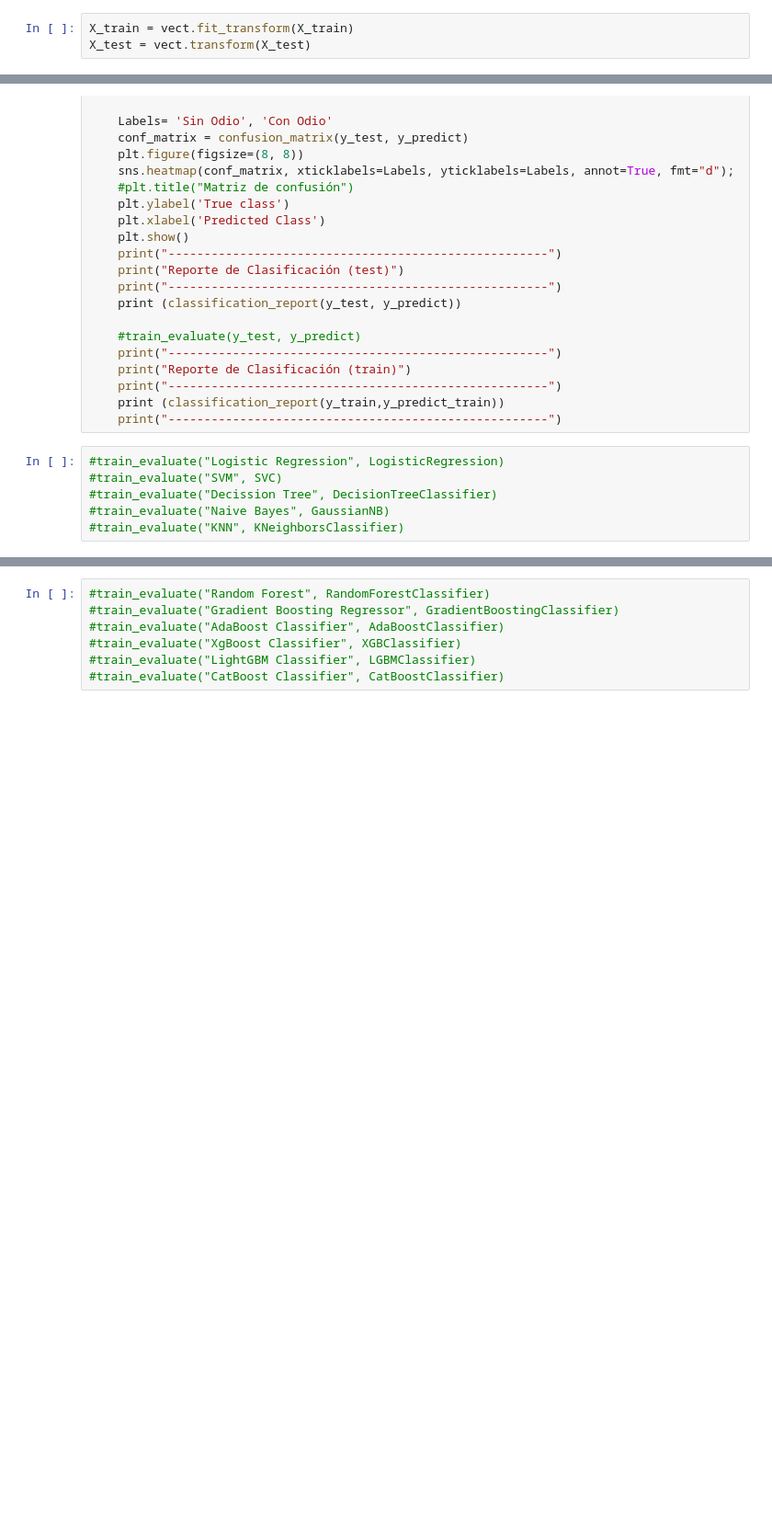
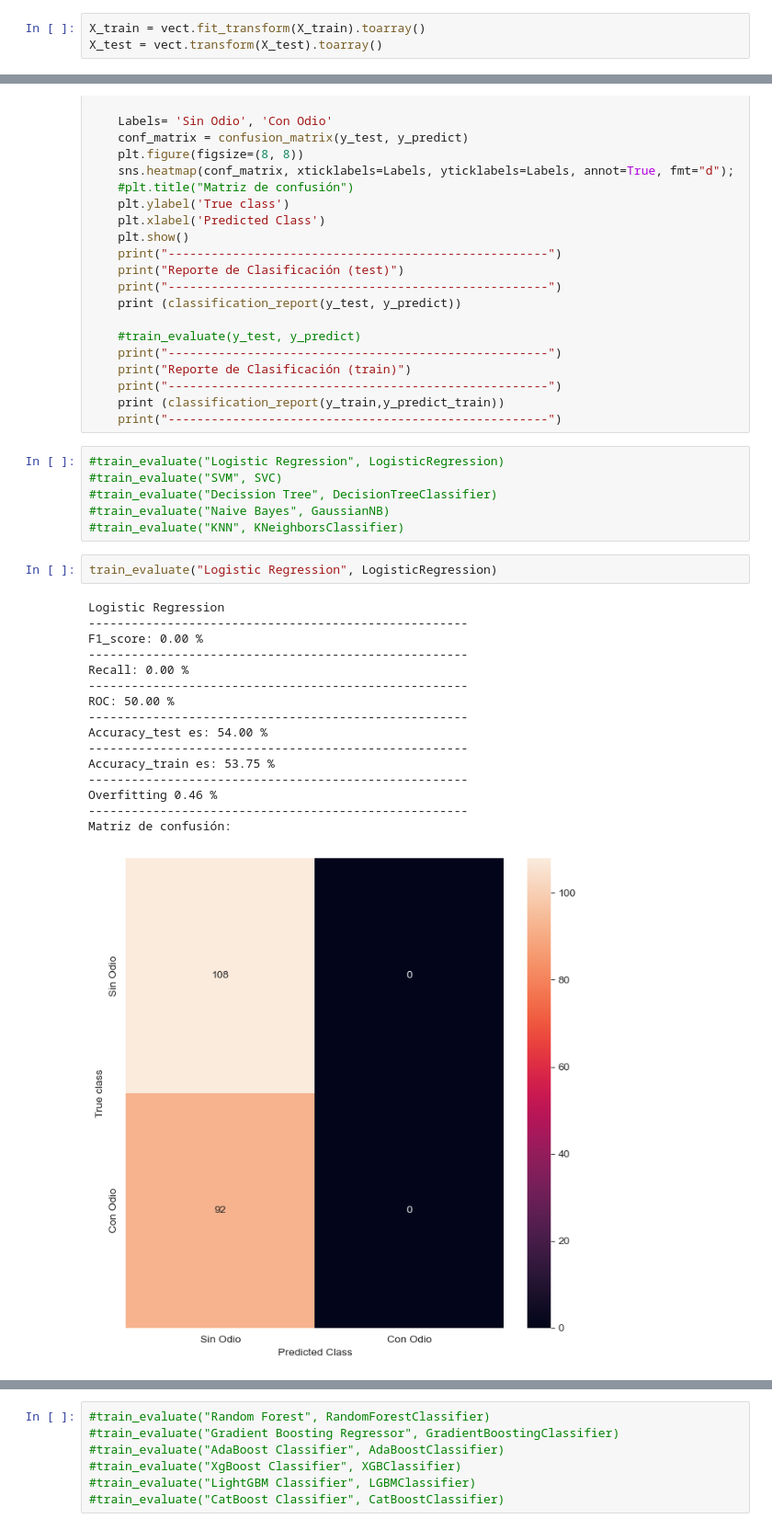
Before and after one commit to stph89/NLP_hate_detection_YouTube, a Jupyter notebook: Toxico.ipynb, the cells around one changed output, grey strips where cells are left out. Shown at 92% size. Cells and saved outputs as stored; diff of their text form; blank space fills up the shorter version.

```diff
--- a/Toxico.ipynb
+++ b/Toxico.ipynb
@@ -489,8 +476,8 @@ TfidfVectorizer(ngram_range=(1, 3), stop_words='english',
 # %% [markdown]
 # Se aplica la función vectorizar a los datasets de train y test
 # %%
-X_train = vect.fit_transform(X_train)
-X_test = vect.transform(X_test)
+X_train = vect.fit_transform(X_train).toarray()
+X_test = vect.transform(X_test).toarray()
 # %% [markdown]
 # Algoritmos de ML clasificacion (no-ensemble)
 ### * Naïve Bayes
@@ -581,3 +568,22 @@ def train_evaluate(nombre_modelo,modelo):
 #train_evaluate("Decission Tree", DecisionTreeClassifier)
 #train_evaluate("Naive Bayes", GaussianNB)
 #train_evaluate("KNN", KNeighborsClassifier)
+# %%
+train_evaluate("Logistic Regression", LogisticRegression)
+# %% [output]
+Logistic Regression
+-----------------------------------------------------
+F1_score: 0.00 %
+-----------------------------------------------------
+Recall: 0.00 %
+-----------------------------------------------------
+ROC: 50.00 %
+-----------------------------------------------------
+Accuracy_test es: 54.00 %
+-----------------------------------------------------
+Accuracy_train es: 53.75 %
+-----------------------------------------------------
+Overfitting 0.46 %
+-----------------------------------------------------
+Matriz de confusión:
+[figure, added]
```
Also changed, not shown: parts of 36 cells of this notebook, 6 other files.
